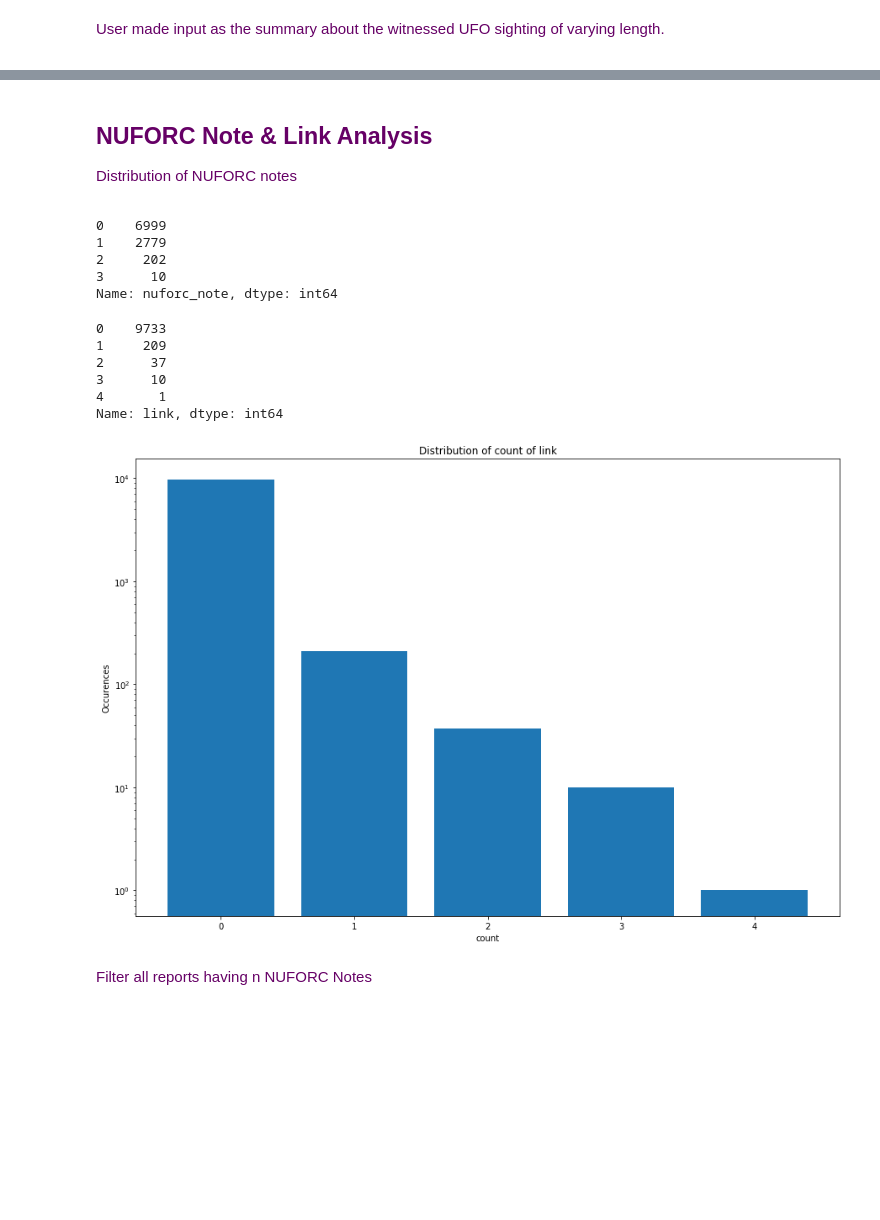
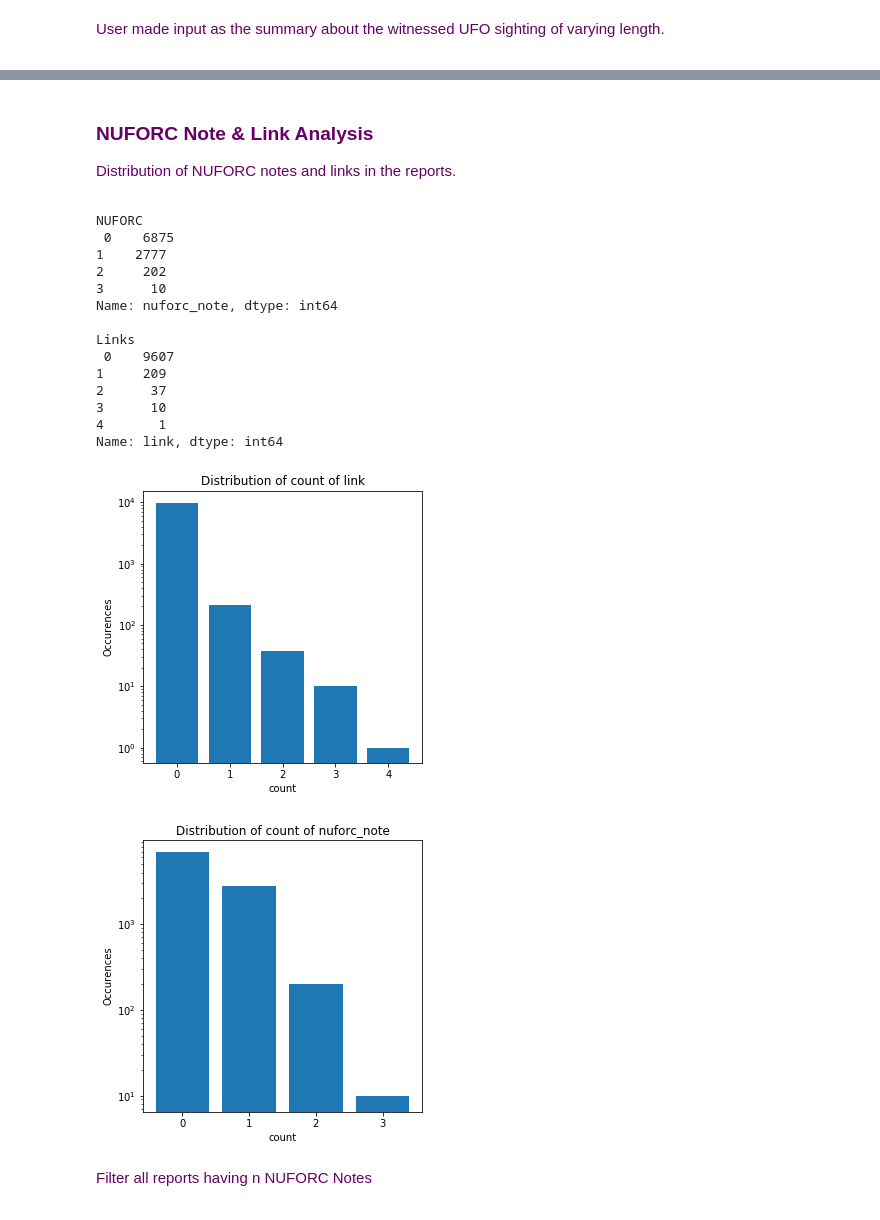
Before and after one commit to kiru/ada_project, a Jupyter notebook: UFO.ipynb, the cells around one changed output, grey strips where cells are left out. Drawn from its saved outputs; the diff is of its cells as text; code cells hidden in the pictures; blank space fills up the shorter version.

Commit message:
clean notebook, clean datacleaning function, add maps w normalized, add image scraping

```diff
--- a/UFO.ipynb
+++ b/UFO.ipynb
@@ -176,0 +137,4 @@ df_ufo_reports = split_summary(df_ufo_reports)
+# %%
+print("cleaning..")
+df_ufo_reports, df_madar_reports = clean_data(df_reports)
+print("..done")
@@ -275,32 +251,34 @@ df_every_thing = replace_empty_with_nan(df_every_thing, 'Shape')
 # %% [markdown]
 <font color='#660066'>
 
-## NUFORC Note & Link Analysis
+### NUFORC Note & Link Analysis
 
-Distribution of NUFORC notes
+Distribution of NUFORC notes and links in the reports.
-# %%
-dist = get_noforc_note_count_distribution(df_ufo_reports, "nuforc_note")
-dist
-# %% [output]
-0    6999
-1    2779
-2     202
-3      10
-Name: nuforc_note, dtype: int64
-# %%
-dist = get_noforc_note_count_distribution(df_ufo_reports, "link")
-dist
-# %% [output]
-0    9733
-1     209
-2      37
-3      10
-4       1
-Name: link, dtype: int64
-# %%
-plot_distribution_of_notes(df_ufo_reports, "link")
-# %% [output]
-[figure, removed]
+# %%
+dist_nf_notes = get_noforc_note_count_distribution(df_ufo_reports, "nuforc_note")
+dist_links = get_noforc_note_count_distribution(df_ufo_reports, "link")
+
+print("NUFORC\n", dist_nf_notes, "\n\nLinks\n", dist_links)
+
+plot_distribution_of_notes(df_ufo_reports, "link")
+plot_distribution_of_notes(df_ufo_reports, "nuforc_note")
+# %% [output]
+NUFORC
+ 0    6875
+1    2777
+2     202
+3      10
+Name: nuforc_note, dtype: int64
+
+Links
+ 0    9607
+1     209
+2      37
+3      10
+4       1
+Name: link, dtype: int64
+[figure, added]
+[figure, added]
 # %% [markdown]
 <font color='#660066'>
 
```
Also changed, not shown: parts of 50 cells of this notebook, 4 other files.
